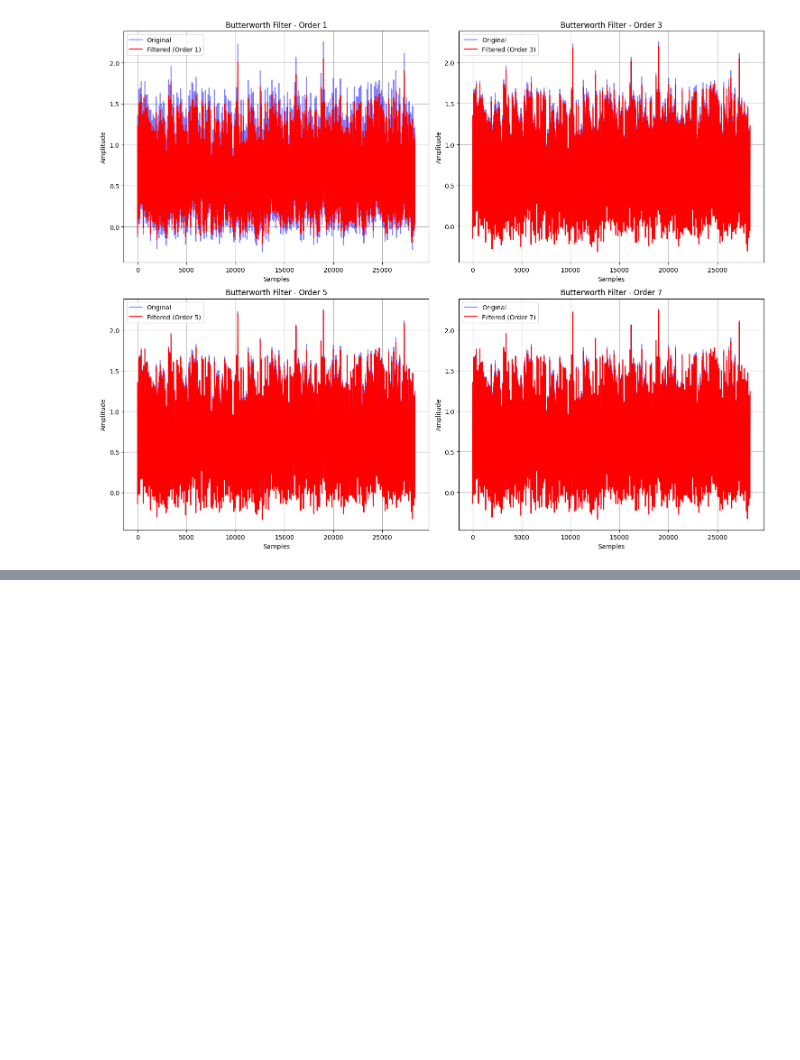
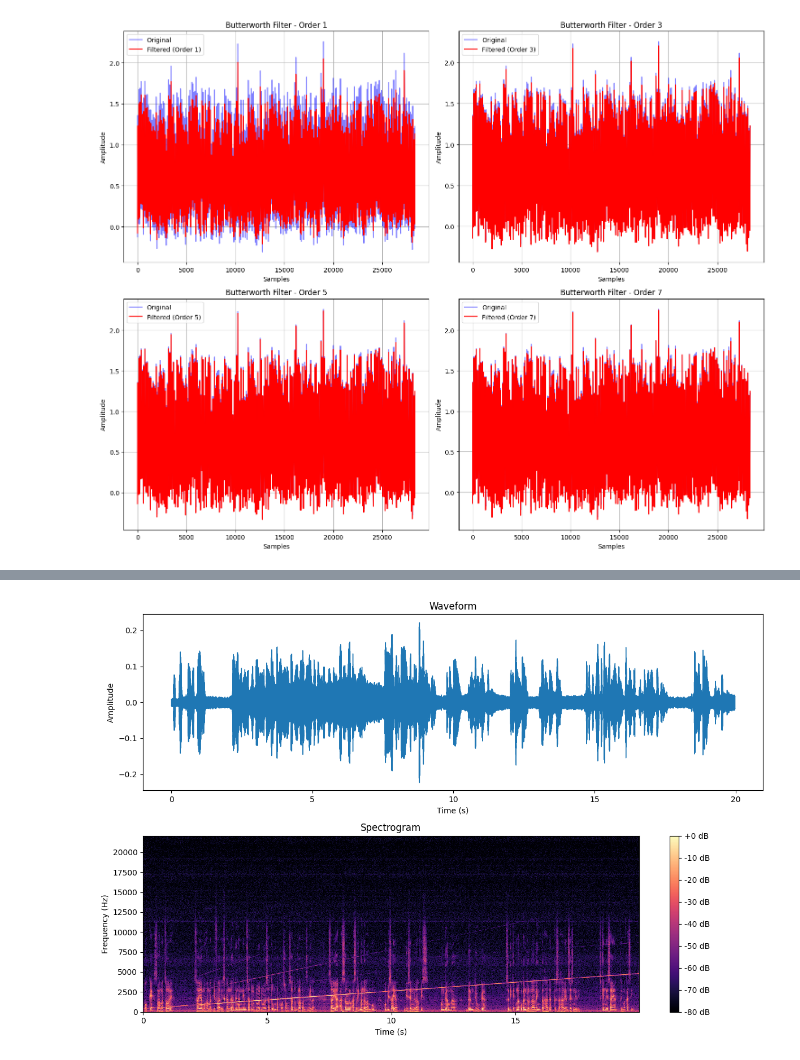
Before and after one commit to GhiffariIs/IF3024-HO2, a Jupyter notebook: 122140189.ipynb, the cells around one changed output, grey strips where cells are left out. Cells and saved outputs as stored; diff of their text form; code cells hidden in the pictures; blank space fills up the shorter version.

```diff
--- a/122140189.ipynb
+++ b/122140189.ipynb
@@ -108,0 +236,28 @@ Pada hasil plot berikut, setelah dilakukan filtering dengan nilai orde, sinyal y
+# %%
+# Load the audio file
+file_loc = os.path.join(os.getcwd(), 'media', 'rekaman_suara.wav')
+y, sr = librosa.load(file_loc, sr=None)
+
+# Create a figure with two subplots
+plt.figure(figsize=(12, 8))
+
+# Plot waveform
+plt.subplot(2, 1, 1)
+librosa.display.waveshow(y, sr=sr)
+plt.title('Waveform')
+plt.xlabel('Time (s)')
+plt.ylabel('Amplitude')
+
+# Plot spectrogram
+plt.subplot(2, 1, 2)
+D = librosa.amplitude_to_db(abs(librosa.stft(y)), ref=np.max)
+librosa.display.specshow(D, sr=sr, x_axis='time', y_axis='hz')
+plt.colorbar(format='%+2.0f dB')
+plt.title('Spectrogram')
+plt.xlabel('Time (s)')
+plt.ylabel('Frequency (Hz)')
+
+plt.tight_layout()
+plt.show()
+# %% [output]
+[figure, added]
```
Also changed, not shown: parts of 13 cells of this notebook, 1 other file.
